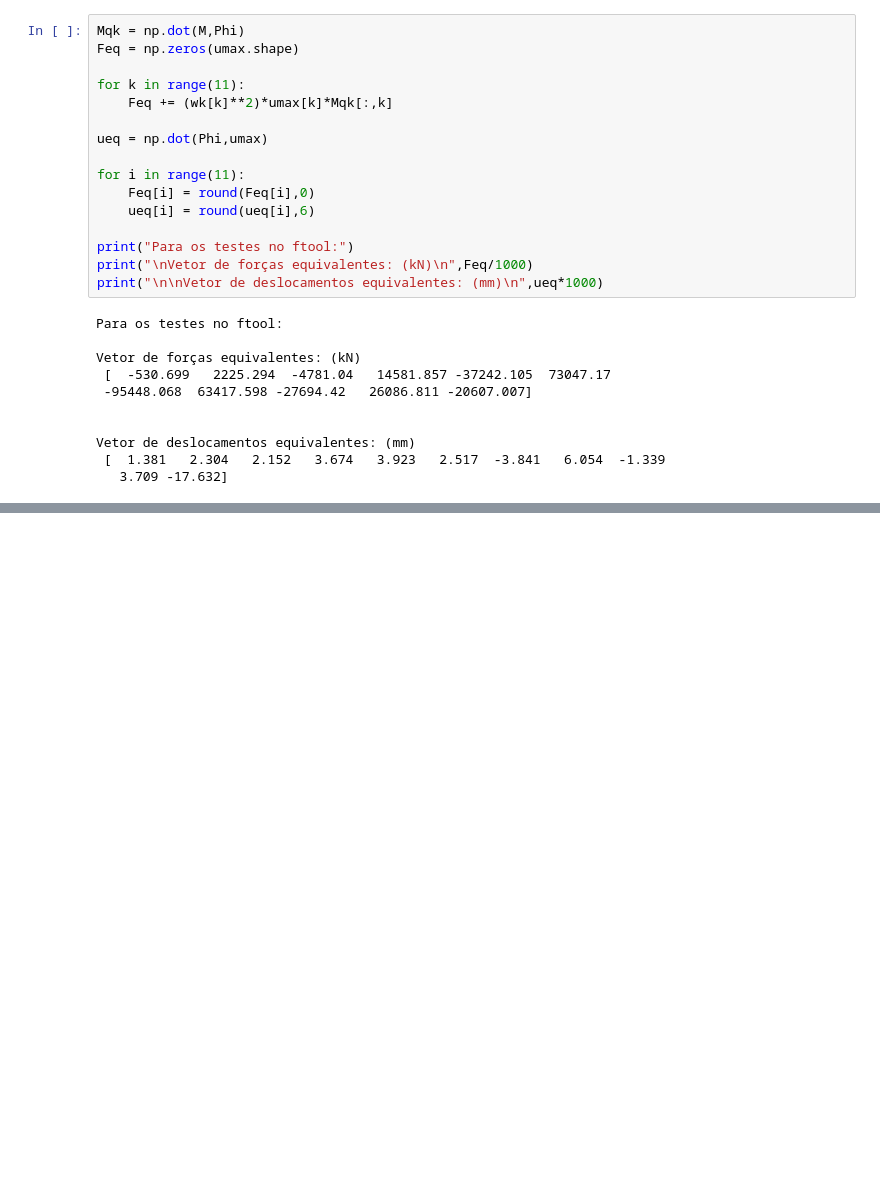
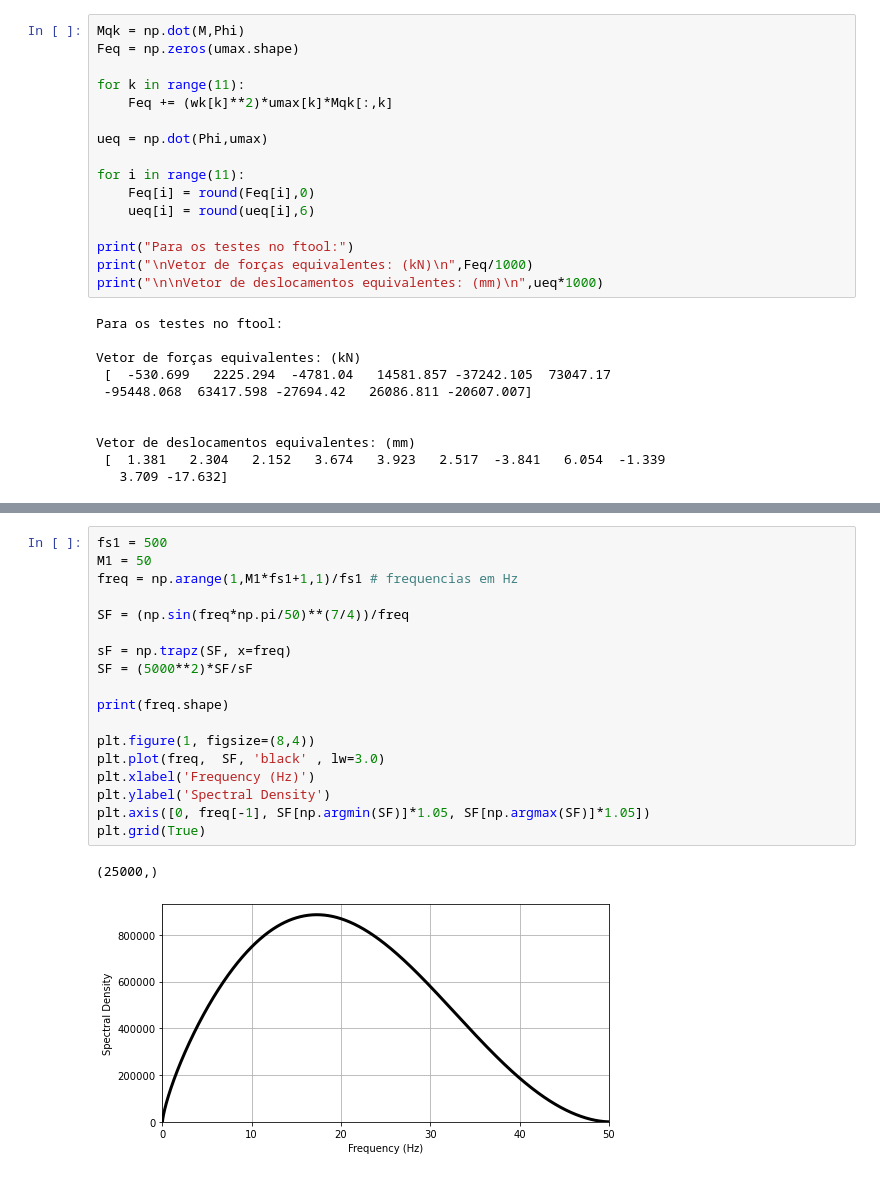
Before and after one commit to GarciaGabe/vibracoes, a Jupyter notebook: TRABALHOS/Trabalho 3/T3_0027550.ipynb, the cells around one changed output, grey strips where cells are left out. Saved outputs shown, nothing was run; the diff lists cells and outputs as text; blank space fills up the shorter version.

```diff
--- a/TRABALHOS/Trabalho 3/T3_0027550.ipynb
+++ b/TRABALHOS/Trabalho 3/T3_0027550.ipynb
@@ -447,0 +512,21 @@ O resultado obtido no ftool foi de 17.83mm contra 17.63mm calculado no python.
+# %%
+fs1 = 500
+M1 = 50
+freq = np.arange(1,M1*fs1+1,1)/fs1 # frequencias em Hz
+
+SF = (np.sin(freq*np.pi/50)**(7/4))/freq
+
+sF = np.trapz(SF, x=freq)
+SF = (5000**2)*SF/sF
+
+print(freq.shape)
+
+plt.figure(1, figsize=(8,4))
+plt.plot(freq,  SF, 'black' , lw=3.0)
+plt.xlabel('Frequency (Hz)')
+plt.ylabel('Spectral Density')
+plt.axis([0, freq[-1], SF[np.argmin(SF)]*1.05, SF[np.argmax(SF)]*1.05])
+plt.grid(True)
+# %% [output]
+(25000,)
+[figure, added]
```
Also changed, not shown: parts of 15 cells of this notebook, 6 other files.
